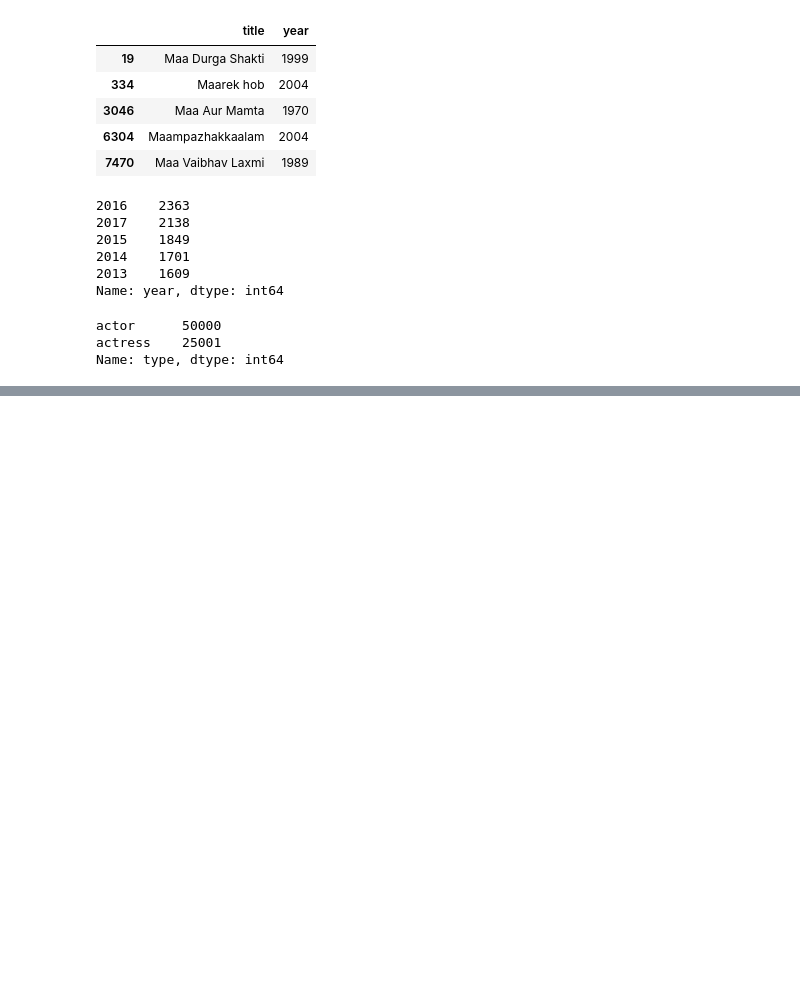
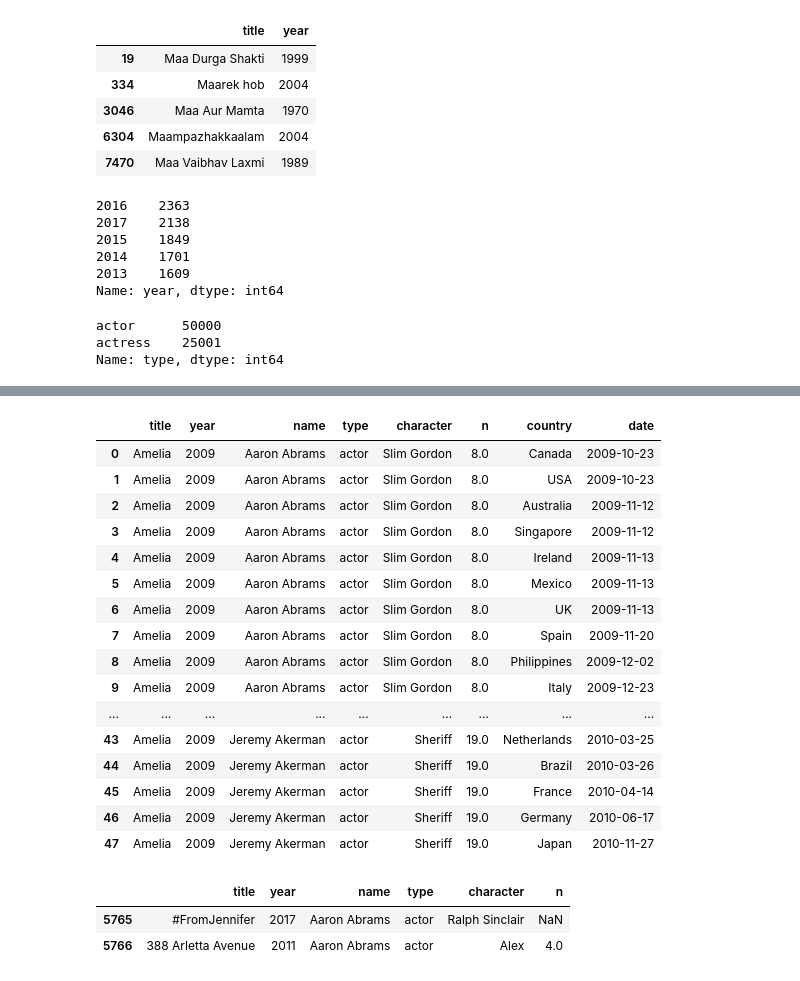
Before and after one commit to Duks31/pandas_numpy_tutorial, a Jupyter notebook: tut.ipynb, the cells around one changed output, grey strips where cells are left out. Drawn from its saved outputs; the diff is of its cells as text; code cells hidden in the pictures; blank space fills up the shorter version.

Commit message:
merge

```diff
--- a/tut.ipynb
+++ b/tut.ipynb
@@ -378,0 +385,5 @@ Name: type, dtype: int64
+# %%
+# merge
+
+release = pd.read_csv('release_dates.csv', index_col = None)
+release
@@ -378,0 +404,3 @@ Name: type, dtype: int64
+# %%
+c_amelia = casts[casts['title'] == 'Amelia']
+c_amelia
@@ -378,0 +431,27 @@ Name: type, dtype: int64
+# %%
+c_amelia.merge(release)
+# %% [output]
+|  | title | year | name | type | character | n | country | date |
+| 0 | Amelia | 2009 | Aaron Abrams | actor | Slim Gordon | 8.0 | Canada | 2009-10-23 |
+| 1 | Amelia | 2009 | Aaron Abrams | actor | Slim Gordon | 8.0 | USA | 2009-10-23 |
+| 2 | Amelia | 2009 | Aaron Abrams | actor | Slim Gordon | 8.0 | Australia | 2009-11-12 |
+| 3 | Amelia | 2009 | Aaron Abrams | actor | Slim Gordon | 8.0 | Singapore | 2009-11-12 |
+| 4 | Amelia | 2009 | Aaron Abrams | actor | Slim Gordon | 8.0 | Ireland | 2009-11-13 |
+| 5 | Amelia | 2009 | Aaron Abrams | actor | Slim Gordon | 8.0 | Mexico | 2009-11-13 |
+| 6 | Amelia | 2009 | Aaron Abrams | actor | Slim Gordon | 8.0 | UK | 2009-11-13 |
+| 7 | Amelia | 2009 | Aaron Abrams | actor | Slim Gordon | 8.0 | Spain | 2009-11-20 |
+| 8 | Amelia | 2009 | Aaron Abrams | actor | Slim Gordon | 8.0 | Philippines | 2009-12-02 |
+| 9 | Amelia | 2009 | Aaron Abrams | actor | Slim Gordon | 8.0 | Italy | 2009-12-23 |
+| ... | ... | ... | ... | ... | ... | ... | ... | ... |
+| 43 | Amelia | 2009 | Jeremy Akerman | actor | Sheriff | 19.0 | Netherlands | 2010-03-25 |
+| 44 | Amelia | 2009 | Jeremy Akerman | actor | Sheriff | 19.0 | Brazil | 2010-03-26 |
+| 45 | Amelia | 2009 | Jeremy Akerman | actor | Sheriff | 19.0 | France | 2010-04-14 |
+| 46 | Amelia | 2009 | Jeremy Akerman | actor | Sheriff | 19.0 | Germany | 2010-06-17 |
+| 47 | Amelia | 2009 | Jeremy Akerman | actor | Sheriff | 19.0 | Japan | 2010-11-27 |
+# %%
+c = casts[ casts['name']=='Aaron Abrams' ]
+c.head(2)
+# %% [output]
+|  | title | year | name | type | character | n |
+| 5765 | #FromJennifer | 2017 | Aaron Abrams | actor | Ralph Sinclair | NaN |
+| 5766 | 388 Arletta Avenue | 2011 | Aaron Abrams | actor | Alex | 4.0 |
```
Also changed, not shown: parts of 7 cells of this notebook, 1 other file.
